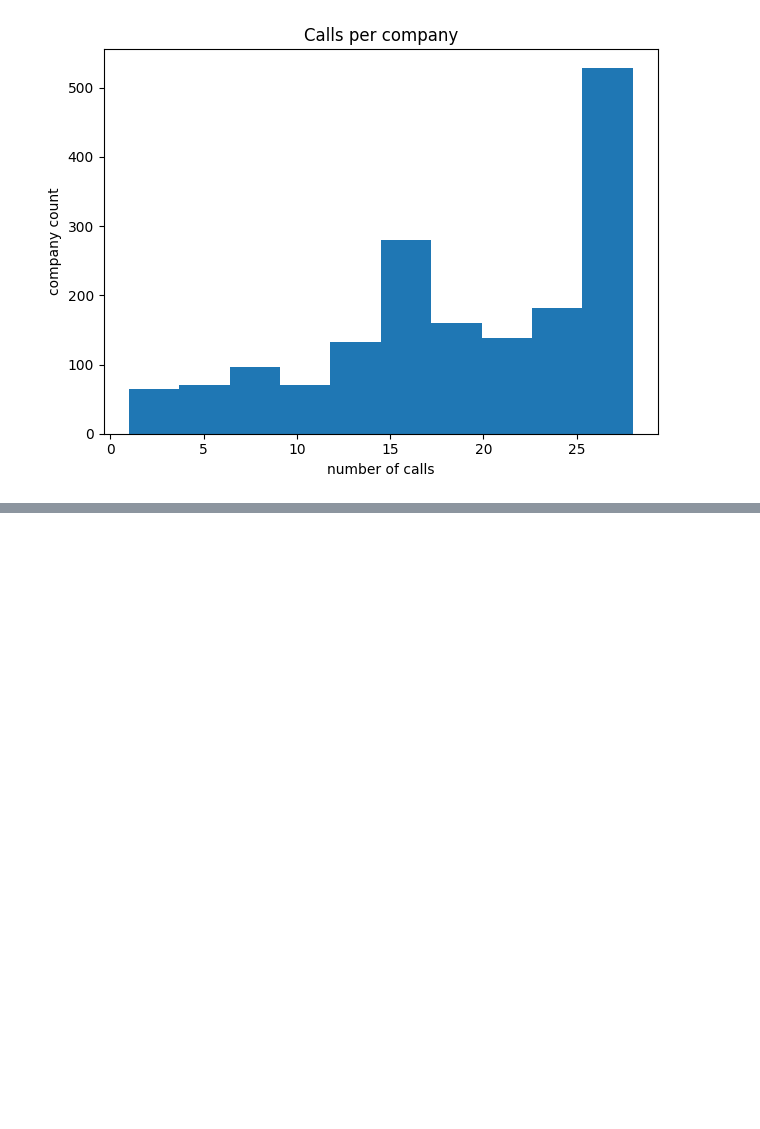
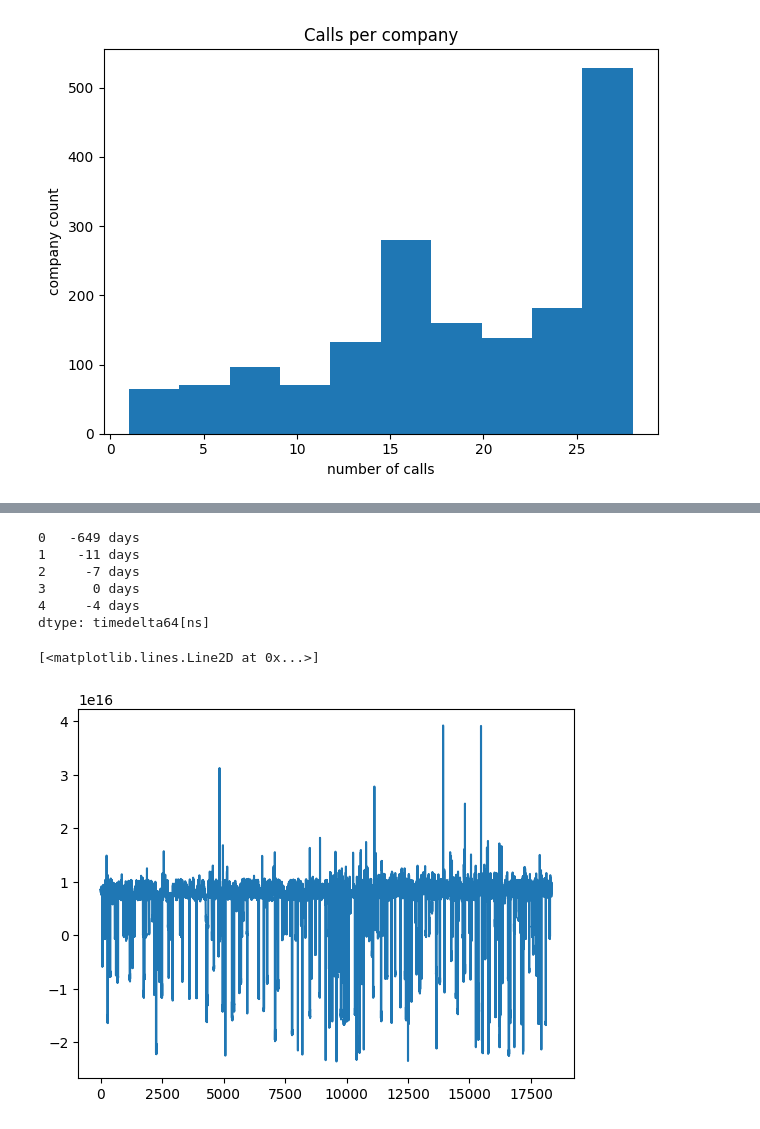
Before and after one commit to current12/Stat-222-Project, a Jupyter notebook: Code/Exploratory Data Analysis/Earning Calls/New_call.ipynb, the cells around one changed output, grey strips where cells are left out. Saved outputs shown, nothing was run; the diff lists cells and outputs as text; code cells hidden in the pictures; blank space fills up the shorter version.

Commit message:
distribution on deviation in date

```diff
--- a/Code/Exploratory Data Analysis/Earning Calls/New_call.ipynb
+++ b/Code/Exploratory Data Analysis/Earning Calls/New_call.ipynb
@@ -356,0 +356,12 @@ plt.show()
+# %%
+def match_date(year, quarter):
+    # Assign 1st quarter to Feb, 2nd to May, 3rd to Aug, 4th to Nov
+    month = (quarter-1)*3 + 2
+    matched_date = f"{year}-{month:02d}-01"
+    return matched_date
+
+# New calls from web
+matched_date = df.apply(lambda row: match_date(row['year'], row['quarter']), axis=1)
+matched_date = pd.to_datetime(matched_date)
+deviation_web = df.date - matched_date
+deviation_web.describe()
@@ -356,0 +394,14 @@ plt.show()
+# %%
+deviation_old.head()
+# %% [output]
+0   -649 days
+1    -11 days
+2     -7 days
+3      0 days
+4     -4 days
+dtype: timedelta64[ns]
+# %%
+plt.plot(deviation_web)
+# %% [output]
+[<matplotlib.lines.Line2D at 0x...>]
+[figure, added]
```
Also changed, not shown: parts of 6 cells of this notebook.
